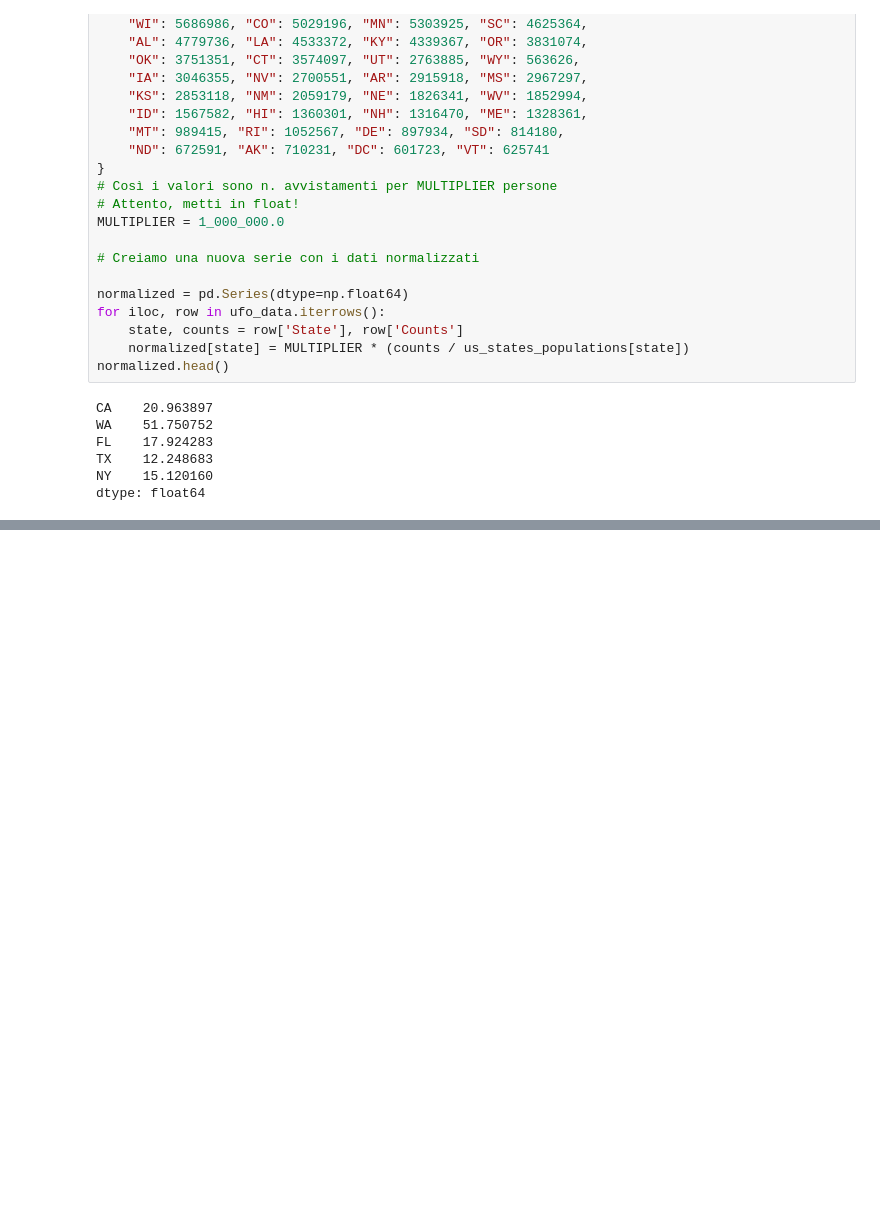
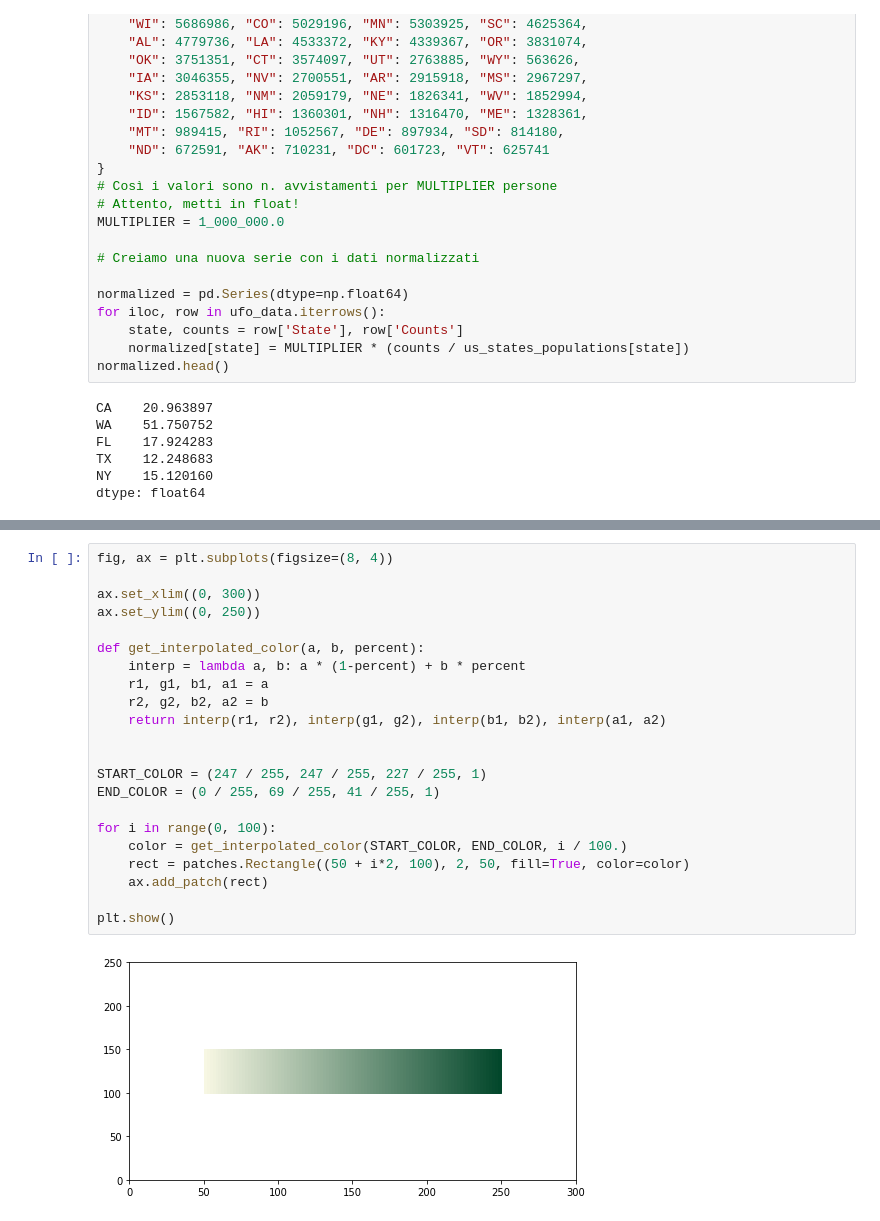
Before and after one commit to mrkct/scivis-progetto, a Jupyter notebook: Mappe.ipynb, the cells around one changed output, grey strips where cells are left out. Saved outputs shown, nothing was run; the diff lists cells and outputs as text; blank space fills up the shorter version.

```diff
--- a/Mappe.ipynb
+++ b/Mappe.ipynb
@@ -123,3 +126,27 @@ folium.Choropleth(
 m
 # %% [output]
 [interactive output not drawn]
+# %%
+fig, ax = plt.subplots(figsize=(8, 4))
+
+ax.set_xlim((0, 300))
+ax.set_ylim((0, 250))
+
+def get_interpolated_color(a, b, percent):
+    interp = lambda a, b: a * (1-percent) + b * percent
+    r1, g1, b1, a1 = a
+    r2, g2, b2, a2 = b
+    return interp(r1, r2), interp(g1, g2), interp(b1, b2), interp(a1, a2)
+
+
+START_COLOR = (247 / 255, 247 / 255, 227 / 255, 1)
+END_COLOR = (0 / 255, 69 / 255, 41 / 255, 1)
+
+for i in range(0, 100):
+    color = get_interpolated_color(START_COLOR, END_COLOR, i / 100.)
+    rect = patches.Rectangle((50 + i*2, 100), 2, 50, fill=True, color=color)
+    ax.add_patch(rect)
+
+plt.show()
+# %% [output]
+[figure, added]
```
Also changed, not shown: parts of 2 cells of this notebook, 2 other files.
